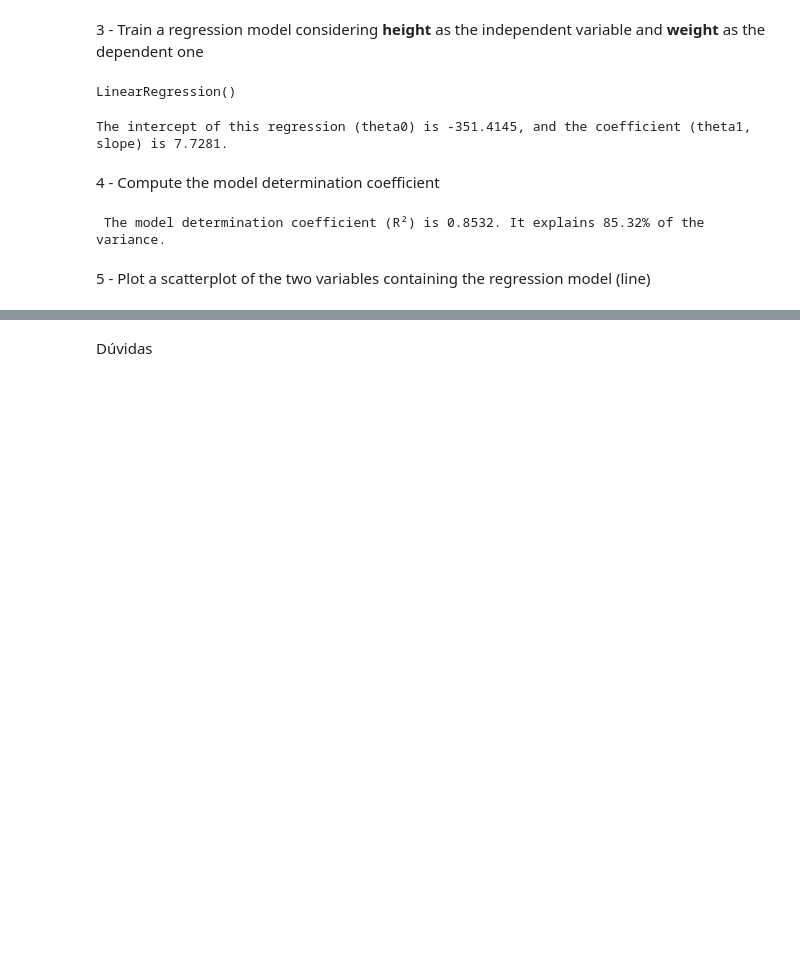
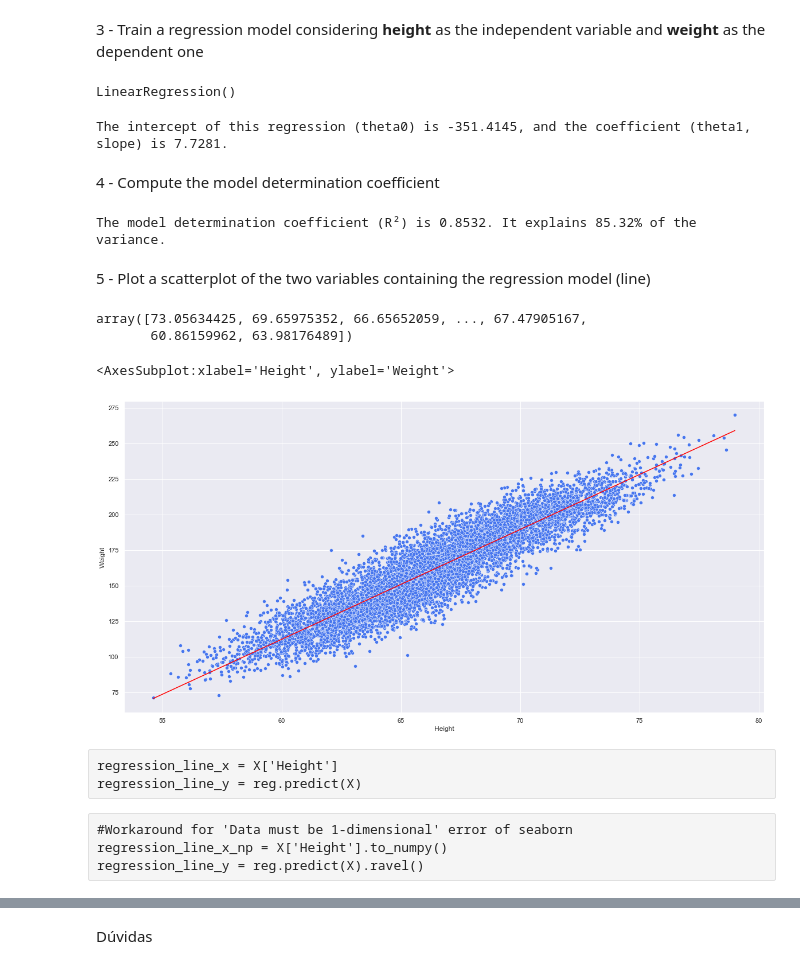
Before and after one commit to o-guilherme/Exercicios-IFSP, a Jupyter notebook: analise-estatistica/Exercise 2022-05-05/Exercise 2022-05-05.ipynb, the cells around one changed output, grey strips where cells are left out. Saved outputs shown, nothing was run; the diff lists cells and outputs as text; code cells hidden in the pictures; blank space fills up the shorter version.

```diff
--- a/analise-estatistica/Exercise 2022-05-05/Exercise 2022-05-05.ipynb
+++ b/analise-estatistica/Exercise 2022-05-05/Exercise 2022-05-05.ipynb
@@ -123,2 +108,22 @@ print(f' The model determination coefficient (R²) is {R2:.4f}. It explains {R2:
 # %% [markdown]
 5 - Plot a scatterplot of the two variables containing the regression model (line)
+# %%
+prediction_x = X_train['Height'].to_numpy()
+prediction_y = reg.predict(X_train).ravel()
+# %% [output]
+array([73.05634425, 69.65975352, 66.65652059, ..., 67.47905167,
+       60.86159962, 63.98176489])
+# %%
+sns.set(palette='turbo', rc={"figure.figsize":(20, 10)})
+sns.scatterplot(x=X_train['Height'], y = y_train['Weight'])
+sns.lineplot(x=prediction_x, y = prediction_y, color ='red')
+# %% [output]
+<AxesSubplot:xlabel='Height', ylabel='Weight'>
+[figure, added]
+# %% [raw]
+regression_line_x = X['Height']
+regression_line_y = reg.predict(X)
+# %% [raw]
+#Workaround for 'Data must be 1-dimensional' error of seaborn
+regression_line_x_np = X['Height'].to_numpy()
+regression_line_y = reg.predict(X).ravel()
```
Also changed, not shown: parts of 16 cells of this notebook.
